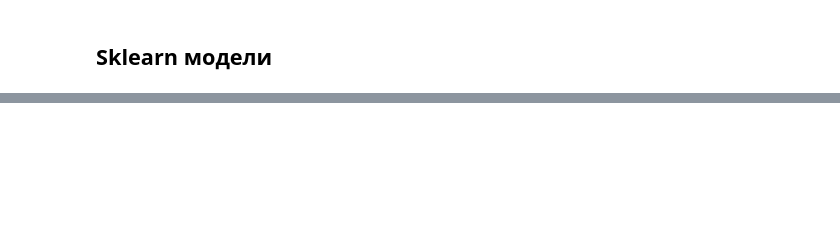
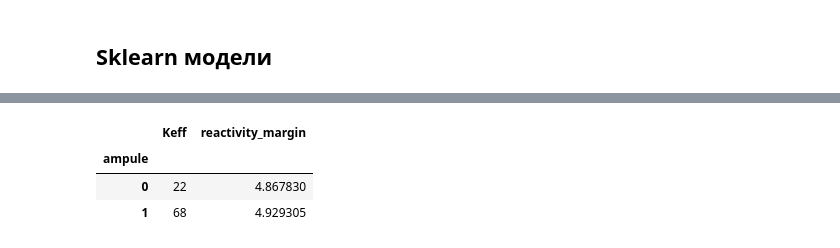
Before and after one commit to KruglikovAnton/burn-up-to-massive, a Jupyter notebook: Building_regression_model.ipynb, the cells around one changed output, grey strips where cells are left out. Cells and saved outputs as stored; diff of their text form; code cells hidden in the pictures; blank space fills up the shorter version.

```diff
--- a/Building_regression_model.ipynb
+++ b/Building_regression_model.ipynb
@@ -94 +141,9 @@ main_df_after_correct = pd.read_csv('final_with_ampules.csv', sep=',', index_col
+# %%
+#Посчитаем кол-во вариантов с ампулой и без и соответствующие запасы
+main_df2.groupby('ampule').agg({'Keff':'count', 'reactivity_margin':'mean'})
+# %% [output]
+|  | Keff | reactivity_margin |
+| ampule |  |  |
+| 0 | 22 | 4.867830 |
+| 1 | 68 | 4.929305 |
 # %%
```
Also changed, not shown: parts of 34 cells of this notebook.
